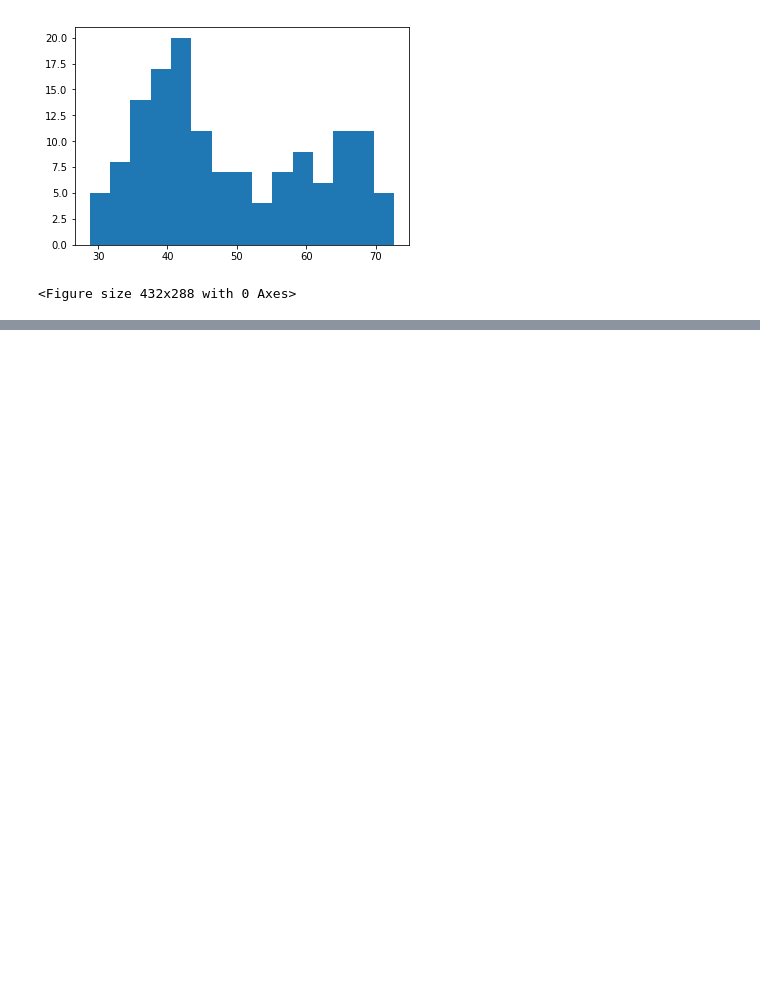
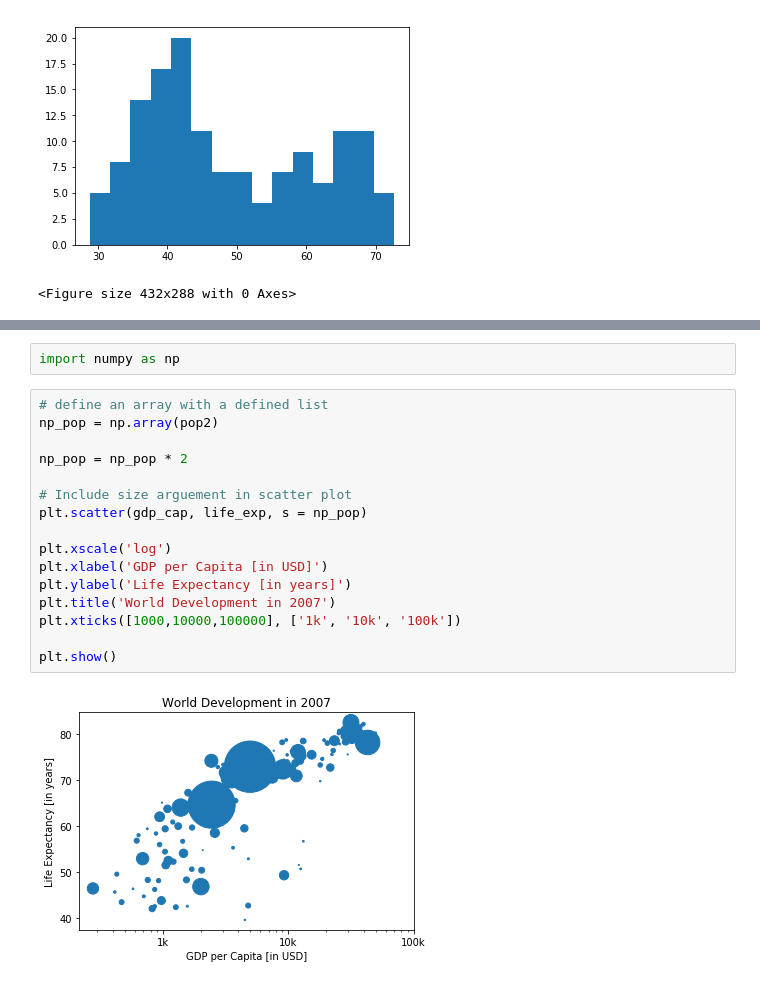
Before and after one commit to tlzhao98/python-data, a Jupyter notebook: Intermediate Python for Data Science - Matplotlib Part 2.ipynb, the cells around one changed output, grey strips where cells are left out. Cells and saved outputs as stored; diff of their text form; blank space fills up the shorter version.

```diff
--- a/Intermediate Python for Data Science - Matplotlib Part 2.ipynb
+++ b/Intermediate Python for Data Science - Matplotlib Part 2.ipynb
@@ -43,0 +79,20 @@ plt.clf()
+# %%
+import numpy as np
+# %%
+# define an array with a defined list
+np_pop = np.array(pop2)
+
+np_pop = np_pop * 2
+
+# Include size arguement in scatter plot
+plt.scatter(gdp_cap, life_exp, s = np_pop)
+
+plt.xscale('log')
+plt.xlabel('GDP per Capita [in USD]')
+plt.ylabel('Life Expectancy [in years]')
+plt.title('World Development in 2007')
+plt.xticks([1000,10000,100000], ['1k', '10k', '100k'])
+
+plt.show()
+# %% [output]
+[figure, added]
```
Also changed, not shown: parts of 5 cells of this notebook.
